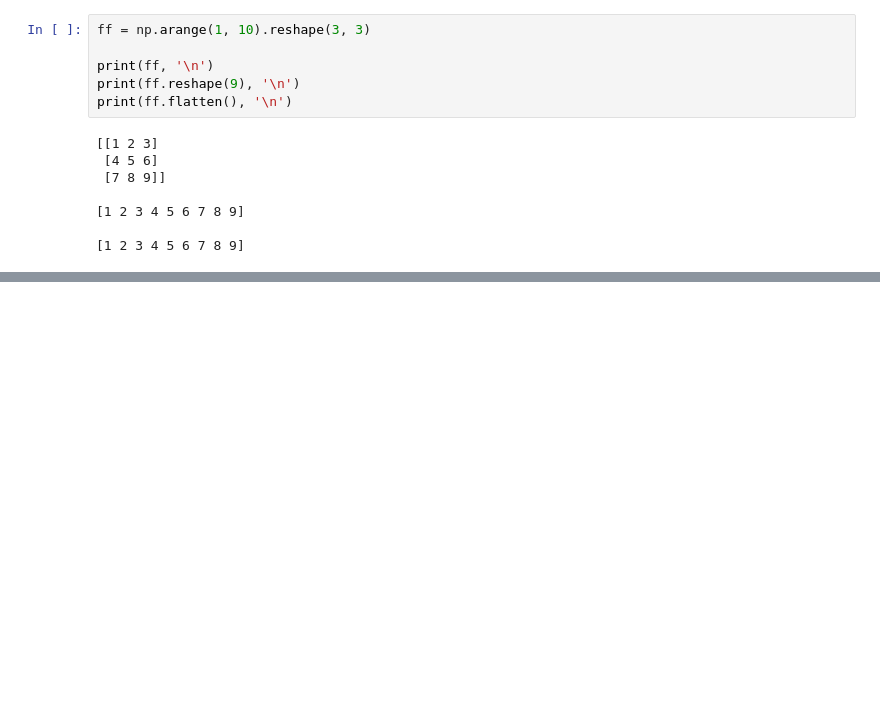
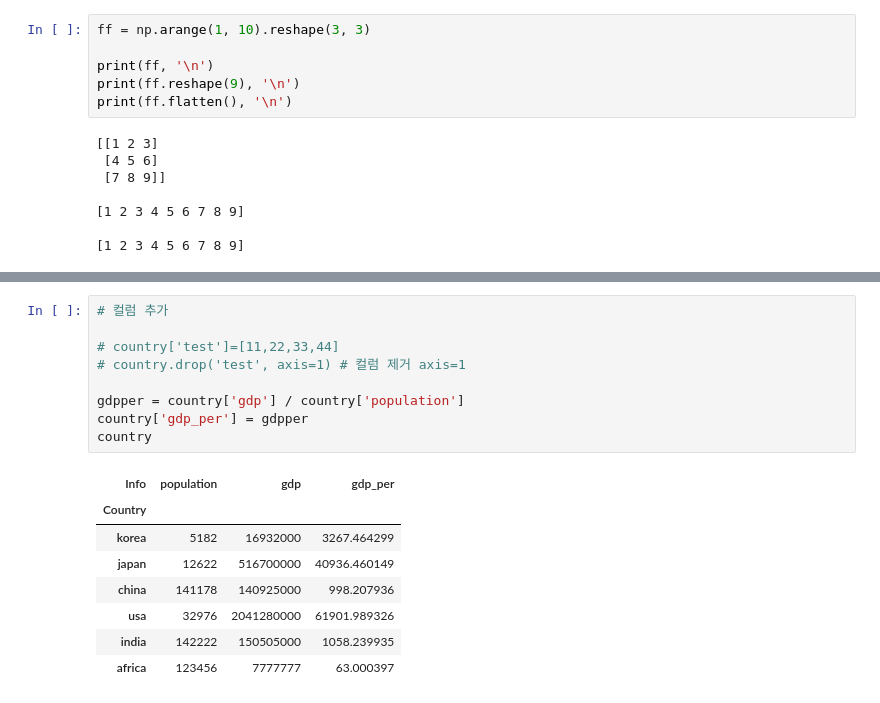
Before and after one commit to BSEom/py_ex, a Jupyter notebook: python10.ipynb, the cells around one changed output, grey strips where cells are left out. Drawn from its saved outputs; the diff is of its cells as text; blank space fills up the shorter version.

```diff
--- a/python10.ipynb
+++ b/python10.ipynb
@@ -267,0 +523,18 @@ print(ff.flatten(), '\n')
+# %%
+# 컬럼 추가
+
+# country['test']=[11,22,33,44]
+# country.drop('test', axis=1) # 컬럼 제거 axis=1
+
+gdpper = country['gdp'] / country['population']
+country['gdp_per'] = gdpper
+country
+# %% [output]
+| Info | population | gdp | gdp_per |
+| Country |  |  |  |
+| korea | 5182 | 16932000 | 3267.464299 |
+| japan | 12622 | 516700000 | 40936.460149 |
+| china | 141178 | 140925000 | 998.207936 |
+| usa | 32976 | 2041280000 | 61901.989326 |
+| india | 142222 | 150505000 | 1058.239935 |
+| africa | 123456 | 7777777 | 63.000397 |
```
Also changed, not shown: parts of 35 cells of this notebook, 4 other files.
